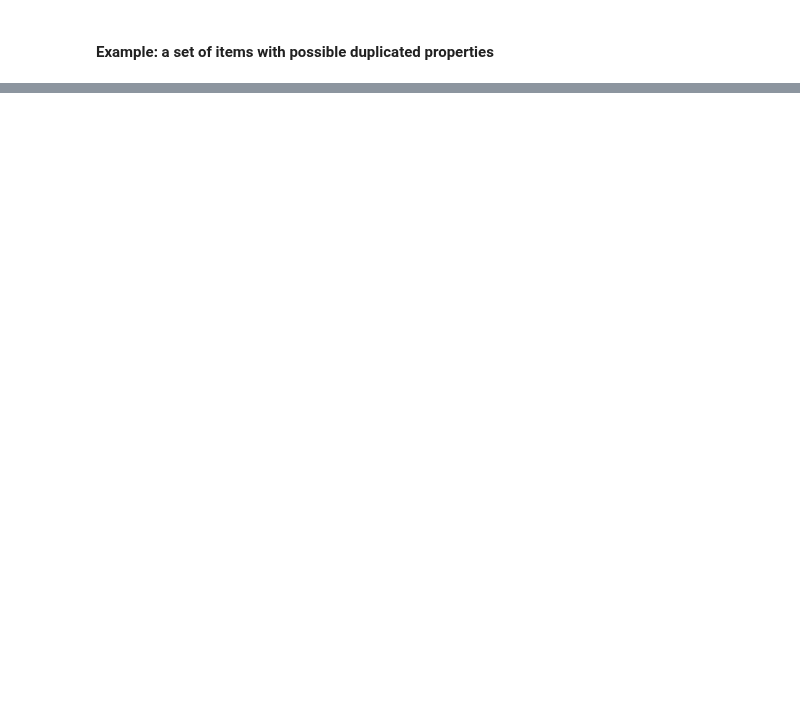
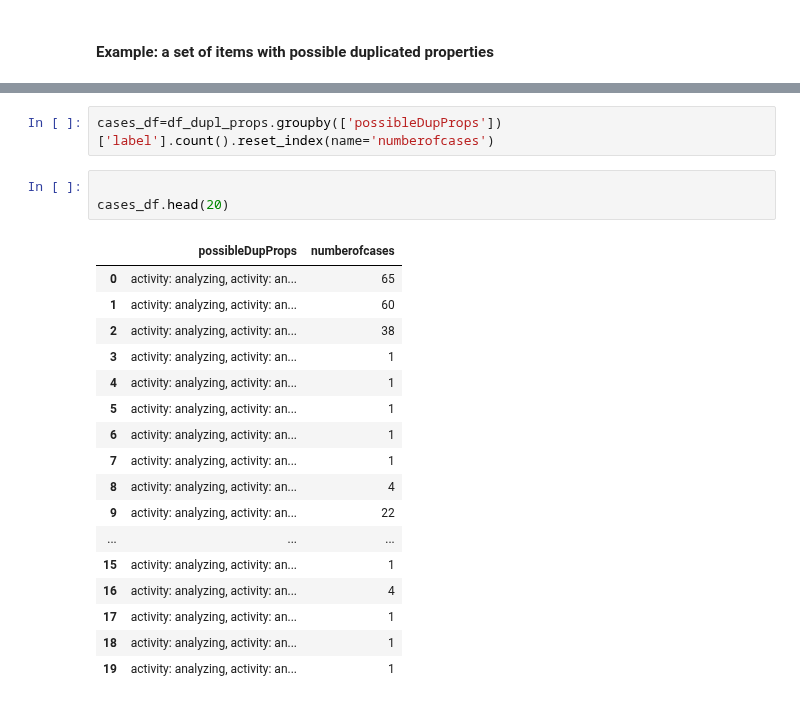
Before and after one commit to SSHOC/marketplace-curation, a Jupyter notebook: 5.2CurationKeywords-Duplicates.ipynb, the cells around one changed output, grey strips where cells are left out. Cells and saved outputs as stored; diff of their text form; blank space fills up the shorter version.

Commit message:
new cell added for number of cases in properties duplication

```diff
--- a/5.2CurationKeywords-Duplicates.ipynb
+++ b/5.2CurationKeywords-Duplicates.ipynb
@@ -126,0 +133,23 @@ clickable_duplproptable
+# %%
+cases_df=df_dupl_props.groupby(['possibleDupProps'])['label'].count().reset_index(name='numberofcases')
+# %%
+
+cases_df.head(20)
+# %% [output]
+|  | possibleDupProps | numberofcases |
+| 0 | activity: analyzing, activity: an... | 65 |
+| 1 | activity: analyzing, activity: an... | 60 |
+| 2 | activity: analyzing, activity: an... | 38 |
+| 3 | activity: analyzing, activity: an... | 1 |
+| 4 | activity: analyzing, activity: an... | 1 |
+| 5 | activity: analyzing, activity: an... | 1 |
+| 6 | activity: analyzing, activity: an... | 1 |
+| 7 | activity: analyzing, activity: an... | 1 |
+| 8 | activity: analyzing, activity: an... | 4 |
+| 9 | activity: analyzing, activity: an... | 22 |
+| ... | ... | ... |
+| 15 | activity: analyzing, activity: an... | 1 |
+| 16 | activity: analyzing, activity: an... | 4 |
+| 17 | activity: analyzing, activity: an... | 1 |
+| 18 | activity: analyzing, activity: an... | 1 |
+| 19 | activity: analyzing, activity: an... | 1 |
```
Also changed, not shown: parts of 2 cells of this notebook.
